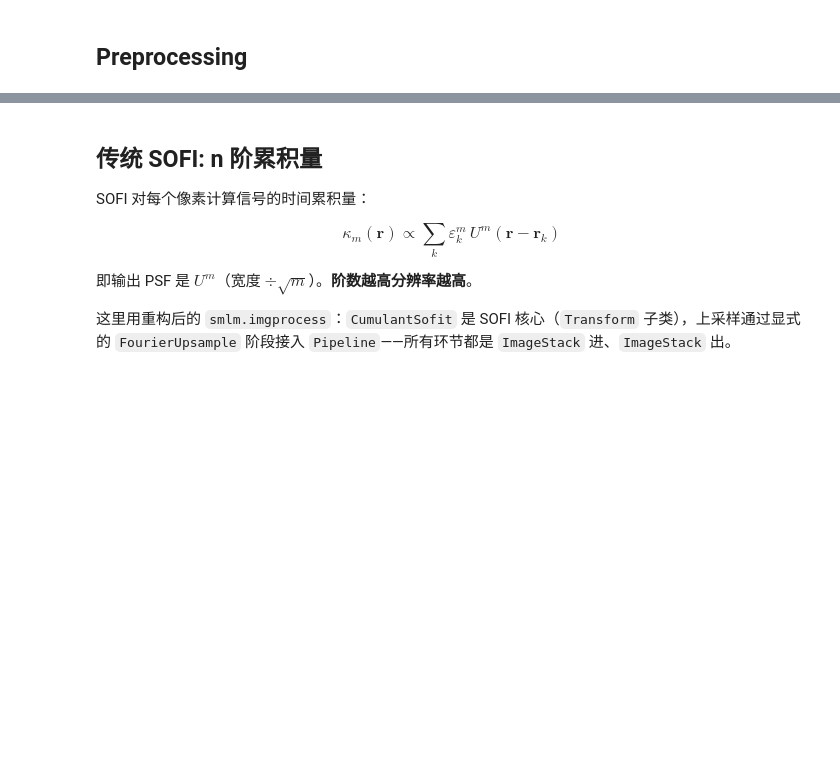
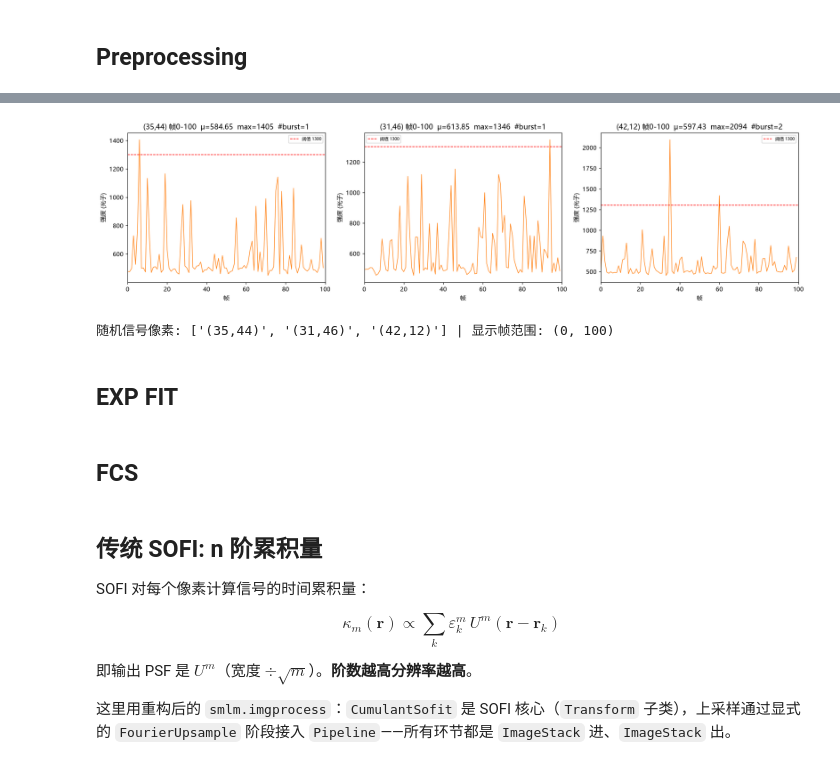
Before and after one commit to Jerry-LXH/SMLIE, a Jupyter notebook: Projects/Smile_Codes/Py_Smile/test_proess_sofi.ipynb, the cells around one changed output, grey strips where cells are left out. Cells and saved outputs as stored; diff of their text form; code cells hidden in the pictures; blank space fills up the shorter version.

```diff
--- a/Projects/Smile_Codes/Py_Smile/test_proess_sofi.ipynb
+++ b/Projects/Smile_Codes/Py_Smile/test_proess_sofi.ipynb
@@ -169,0 +141,27 @@ plt.tight_layout(); plt.show()
+# %%
+# --- 3 个随机信号像素的时间 trace (展示闪烁/上冲形态) ---
+TRACE_RANGE = (0, 100)          # 显示帧范围 [start, stop), 单位: 帧 (改这里控制时间窗)
+rng = np.random.default_rng(0)                    # 固定种子, 可复现
+sig_idx = np.flatnonzero(sig_mask)
+picks = [np.unravel_index(i, sig_mask.shape)
+         for i in rng.choice(sig_idx, size=3, replace=False)]
+
+f0, f1 = TRACE_RANGE
+frames = np.arange(f0, f1)                        # x 轴: 帧号 (仅显示窗口内)
+fig, axes = plt.subplots(1, 3, figsize=(16.5, 4.4))
+for ax, yx in zip(axes, picks):
+    tr = data[f0:f1, yx[0], yx[1]]                # 只取显示窗口内的 trace
+    ax.plot(frames, tr, lw=0.9, color="C1")
+    ax.axhline(SIG_THR_PHOTON, color="r", ls="--", lw=1, label=f"阈值 {SIG_THR_PHOTON:.0f}")
+    ax.set_xlim(f0, f1)
+    ax.set_xlabel("帧"); ax.set_ylabel("强度 (光子)")
+    ax.set_title(f"({yx[0]},{yx[1]}) 帧{f0}-{f1}  μ={tr.mean():.2f}  "
+                 f"max={tr.max():.0f}  #burst={int((tr > SIG_THR_PHOTON).sum())}")
+    ax.legend(fontsize=7)
+plt.tight_layout(); plt.show()
+print("随机信号像素:", [f"({y},{x})" for y, x in picks], "| 显示帧范围:", TRACE_RANGE)
+# %% [output]
+[figure, added]
+随机信号像素: ['(35,44)', '(31,46)', '(42,12)'] | 显示帧范围: (0, 100)
+# %% [markdown]
+## EXP FIT
@@ -169,0 +267,2 @@ plt.tight_layout(); plt.show()
+# %% [markdown]
+## FCS
```
Also changed, not shown: parts of 23 cells of this notebook, 37 other files.
